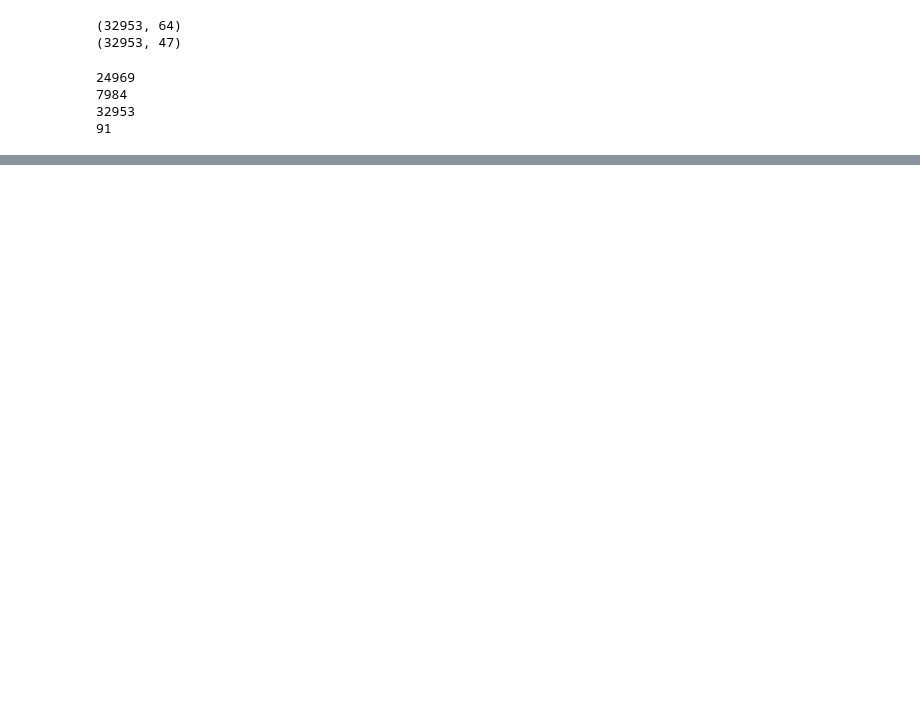
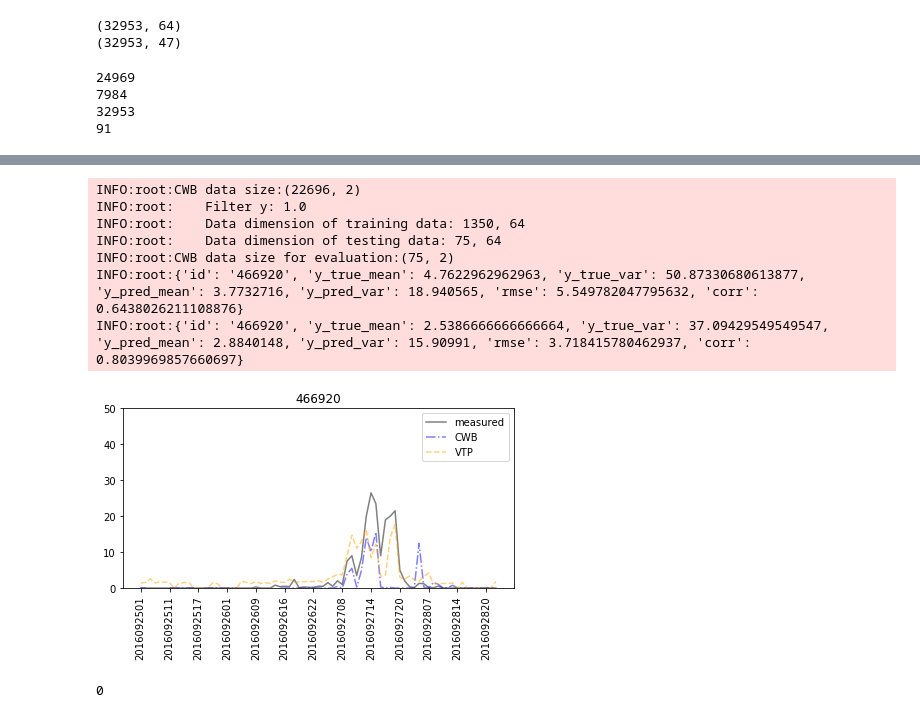
Before and after one commit to tingsyo/qpetw, a Jupyter notebook: results/03_special_cases.ipynb, the cells around one changed output, grey strips where cells are left out. Cells and saved outputs as stored; diff of their text form; code cells hidden in the pictures; blank space fills up the shorter version.

```diff
--- a/results/03_special_cases.ipynb
+++ b/results/03_special_cases.ipynb
@@ -36,6 +36,17 @@ ty16idx = (ys.date>=2016070600)&(ys.date<=2016100623)
 ys_ty2016 = ys.loc[ty16idx,:]
 print(ys_ty2016.shape)
 print(ys_ty2016.head())
+
+# Parameters
+stdids = ['466880', '466910', '466920', '466930', '466940',
+          'C0A520', 'C0A530', 'C0A540', 'C0A550', 'C0A560',
+          'C0A570', 'C0A580', 'C0A640', 'C0A650', 'C0A660',
+          'C0A710', 'C0A860', 'C0A870', 'C0A880', 'C0A890',
+          'C0A920', 'C0A940', 'C0A950', 'C0A970', 'C0A980',
+          'C0A9A0', 'C0A9B0', 'C0A9C0', 'C0A9E0', 'C0A9F0',
+          'C0A9G0', 'C0A9I1', 'C0AC40', 'C0AC60', 'C0AC70',
+          'C0AC80', 'C0ACA0', 'C0AD00', 'C0AD10', 'C0AD20',
+          'C0AD30', 'C0AD40', 'C0AD50', 'C0AG90', 'C0AH00']
 # %% [output]
 (35064, 46)
 (2231, 46)
@@ -172,0 +186,6 @@ INFO:root:... data size after merging: (32953, 47)
+# %%
+cwb = pd.read_csv('../ws.cwb/cwbqpe_eval.csv')
+cwb = cwb.loc[:,['timestamp']+stdids]
+
+cwb['date'] = cwb['timestamp'].apply(lambda x: int(x/100))
+cwb.head()
@@ -385,0 +352,21 @@ INFO:root:{'id': 'C0A550', 'y_true_mean': 3.0054945054945055, 'y_true_var': 38.0
+# %%
+#sid='466920'
+#ts0=2016091500
+#ts1=2016091824
+#cwbsub = cwb.loc[:,['date', sid]]
+#cwbsub['date'] = cwbsub['date'].astype('str')
+#y_cwb = stdio.loc[:,['date']].merge(cwbsub, on='date').reset_index(drop=True)
+#print(y_cwb.shape)
+#cwb_test = y_cwb.loc[(y_cwb['date'].astype(int)>=ts0)&(y_cwb['date'].astype(int)<=ts1), :].reset_index(drop=True)
+#print(cwb_test.shape)
+evaluate_onestation('466920', iotab, x_full, cwb, yth=1.0,ts0=2016092500, ts1=2016092824)
+# %% [output]
+INFO:root:CWB data size:(22696, 2)
+INFO:root:    Filter y: 1.0
+INFO:root:    Data dimension of training data: 1350, 64
+INFO:root:    Data dimension of testing data: 75, 64
+INFO:root:CWB data size for evaluation:(75, 2)
+INFO:root:{'id': '466920', 'y_true_mean': 4.7622962962963, 'y_true_var': 50.87330680613877, 'y_pred_mean': 3.7732716, 'y_pred_var': 18.940565, 'rmse': 5.549782047795632, 'corr': 0.6438026211108876}
+INFO:root:{'id': '466920', 'y_true_mean': 2.5386666666666664, 'y_true_var': 37.09429549549547, 'y_pred_mean': 2.8840148, 'y_pred_var': 15.90991, 'rmse': 3.718415780462937, 'corr': 0.8039969857660697}
+[figure, added]
+0
```
Also changed, not shown: parts of 11 cells of this notebook.
